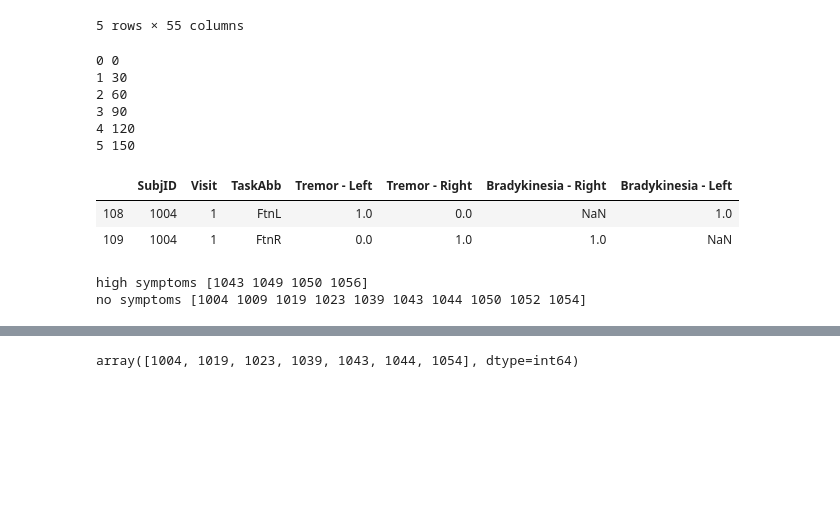
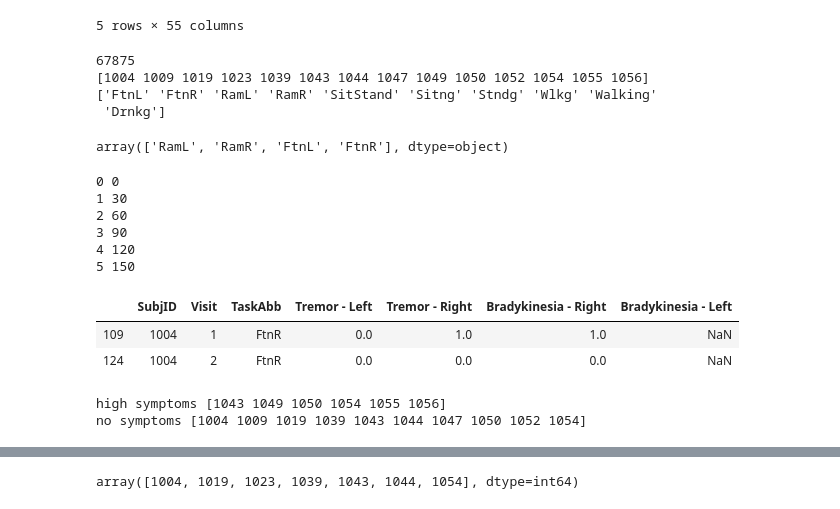
Before and after one commit to Luke3D/PD_PoseEstimation, a Jupyter notebook: Code/Pose_analysis_FTN.ipynb, the cells around one changed output, grey strips where cells are left out. Saved outputs shown, nothing was run; the diff lists cells and outputs as text; code cells hidden in the pictures; blank space fills up the shorter version.

```diff
--- a/Code/Pose_analysis_FTN.ipynb
+++ b/Code/Pose_analysis_FTN.ipynb
@@ -22,8 +25,7 @@ from HelperFcns import *
 %matplotlib notebook
 # %%
 #load data
-df = pd.read_csv('../Metadata/PosesNew.csv')
-# df = pd.read_csv('/Users/luca/Box/CISPD_Videos_proc/Metadata/PosesNew.csv')
+df = pd.read_csv('c:/Users/llonini/Box/CISPD_Videos_proc/Metadata/PosesNew.csv')
 df.rename(columns={'Unnamed: 0':'frame#'}, inplace=True)
 df.set_index(df['frame#'], inplace=True)
 df.drop(['frame#'], axis=1, inplace=True)
@@ -37,32 +39,45 @@ df.head()
 | 3 | 1004 | FtnL | 1 | 329.406 | 318.941 | 0.898018 | 360.764 | 376.411 | 0.820703 | 465.154 | ... | ... |
 | 4 | 1004 | FtnL | 1 | 329.426 | 313.724 | 0.841354 | 360.779 | 371.164 | 0.881449 | 465.153 | ... | ... |
 5 rows × 55 columns
+# %%
+print(len(df))
+print(np.sort(df.SubjID.unique()))
+print(df.Task.unique())
+# %% [output]
+67875
+[1004 1009 1019 1023 1039 1043 1044 1047 1049 1050 1052 1054 1055 1056]
+['FtnL' 'FtnR' 'RamL' 'RamR' 'SitStand' 'Sitng' 'Stndg' 'Wlkg' 'Walking'
+ 'Drnkg']
+# %%
+df.query('SubjID==1054').Task.unique()
+# %% [output]
+array(['RamL', 'RamR', 'FtnL', 'FtnR'], dtype=object)
 # %%
-tasks = ['FtnL', 'FtnR', 'RamR']
+tasks = ['FtnR']
 scores = pd.read_csv('../Metadata/Table4.csv')
 scores = scores.loc[(scores['SubjID'].isin(df.SubjID.unique())) & (scores.TaskAbb.isin(tasks))]
 scores = scores[['SubjID','Visit','TaskAbb','Tremor - Left', 'Tremor - Right', 'Bradykinesia - Right', 'Bradykinesia - Left']]
 scores.query('Visit != "1 Month"', inplace=True)
 scores['Visit']=scores.Visit.apply(lambda x: x.split()[-1])
 for i,j in enumerate(scores.Visit.unique()):
     print(i,j)
     scores.loc[scores.Visit==j, 'Visit'] = i+1
 scores = scores.query('Visit ==1 | Visit ==2 | Visit==3')
 scores.head(2)
 # %% [output]
 0 0
 1 30
 2 60
 3 90
 4 120
 5 150
 |  | SubjID | Visit | TaskAbb | Tremor - Left | Tremor - Right | Bradykinesia - Right | Bradykinesia - Left |
-| 108 | 1004 | 1 | FtnL | 1.0 | 0.0 | NaN | 1.0 |
 | 109 | 1004 | 1 | FtnR | 0.0 | 1.0 | 1.0 | NaN |
+| 124 | 1004 | 2 | FtnR | 0.0 | 0.0 | 0.0 | NaN |
 # %%
 #subjects with severe symptoms
-PD = scores.loc[(scores['Tremor - Left']>2) | (scores['Tremor - Right']>2) |
-           (scores['Bradykinesia - Left']>2) | (scores['Bradykinesia - Right']>2)]
+PD = scores.loc[(scores['Tremor - Left']>=2) | (scores['Tremor - Right']>=2) |
+           (scores['Bradykinesia - Left']>=2) | (scores['Bradykinesia - Right']>=2)]
 
 noPD = scores.loc[(scores['Tremor - Left']==0) & (scores['Bradykinesia - Left']==0) |
              (scores['Tremor - Right']==0) & (scores['Bradykinesia - Right']==0)]
@@ -71,5 +86,5 @@ PDsubj = PD.SubjID.unique()
 noPDsubj = noPD.SubjID.unique()
 print('high symptoms',PDsubj, '\nno symptoms',noPDsubj)
 # %% [output]
-high symptoms [1043 1049 1050 1056]
-no symptoms [1004 1009 1019 1023 1039 1043 1044 1050 1052 1054]
+high symptoms [1043 1049 1050 1054 1055 1056]
+no symptoms [1004 1009 1019 1039 1043 1044 1047 1050 1052 1054]
```
Also changed, not shown: parts of 30 cells of this notebook, 2 other files.
